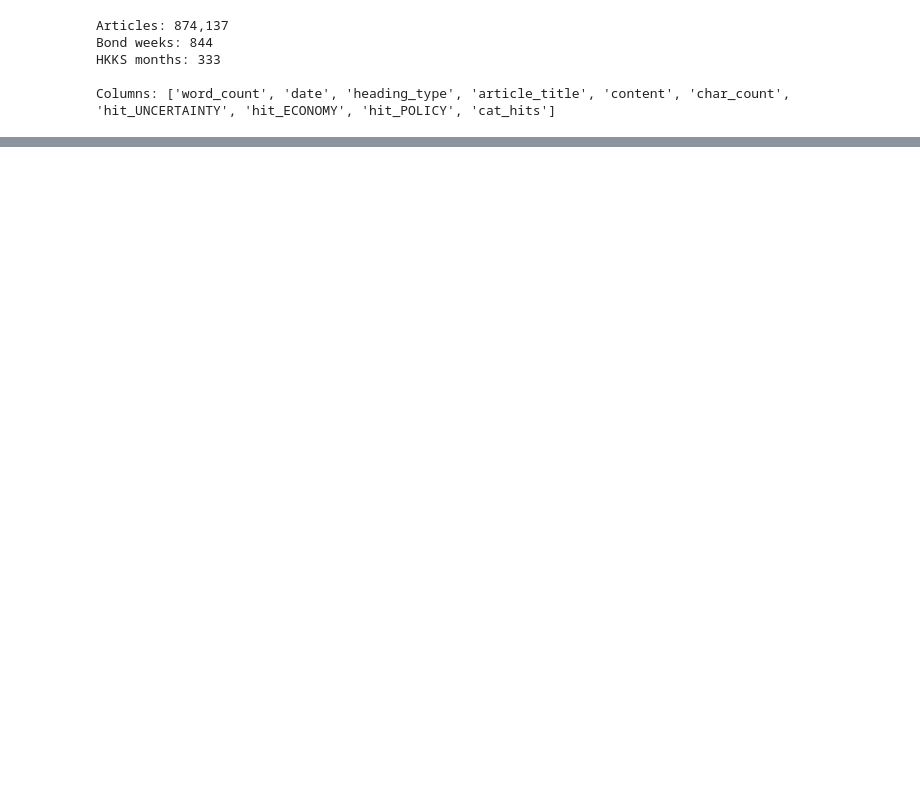
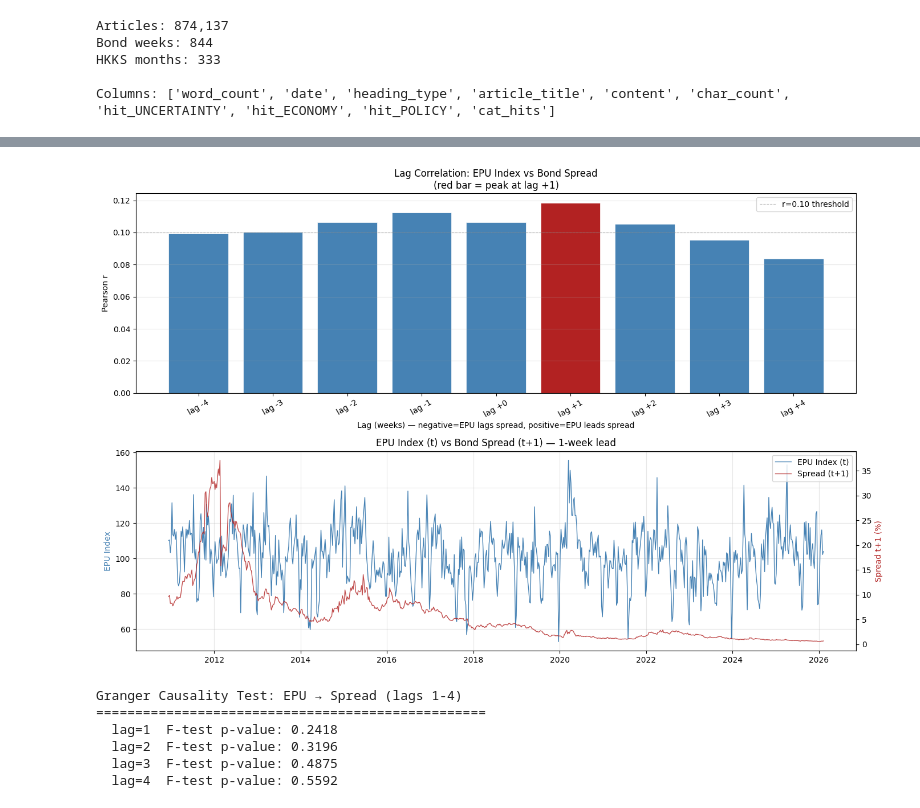
Before and after one commit to Swkratis210204/TextDataInEconomics, a Jupyter notebook: phase1/phase2.ipynb, the cells around one changed output, grey strips where cells are left out. Saved outputs shown, nothing was run; the diff lists cells and outputs as text; code cells hidden in the pictures; blank space fills up the shorter version.

```diff
--- a/phase1/phase2.ipynb
+++ b/phase1/phase2.ipynb
@@ -36,0 +694,6 @@ Columns: ['word_count', 'date', 'heading_type', 'article_title', 'content', 'cha
+# %%
+import fasttext
+
+# Φόρτωση FastText Greek model
+ft = fasttext.load_model(r"..\cc.el.300.bin")
+print(f"FastText loaded — dims: {ft.get_dimension()}")
@@ -36,0 +1112,62 @@ Columns: ['word_count', 'date', 'heading_type', 'article_title', 'content', 'cha
+# %%
+from statsmodels.tsa.stattools import grangercausalitytests
+
+# Lag +1 correlation plot
+fig, axes = plt.subplots(2, 1, figsize=(14, 9))
+
+# Panel 1 — Lag correlation bar chart
+lags    = list(range(-4, 5))
+pearsons = [0.0993, 0.1003, 0.1062, 0.1125, 0.1064, 0.1185, 0.1053, 0.0955, 0.0838]
+colors  = ["steelblue" if l != 1 else "firebrick" for l in lags]
+
+axes[0].bar(lags, pearsons, color=colors, edgecolor="white", linewidth=0.5)
+axes[0].axhline(0, color="black", linewidth=0.8)
+axes[0].axhline(0.10, color="gray", linewidth=0.8, linestyle="--", alpha=0.5, label="r=0.10 threshold")
+axes[0].set_xlabel("Lag (weeks) — negative=EPU lags spread, positive=EPU leads spread")
+axes[0].set_ylabel("Pearson r")
+axes[0].set_title("Lag Correlation: EPU Index vs Bond Spread\n(red bar = peak at lag +1)")
+axes[0].set_xticks(lags)
+axes[0].set_xticklabels([f"lag {l:+d}" for l in lags], rotation=30)
+axes[0].legend()
+axes[0].grid(alpha=0.3, axis="y")
+
+# Panel 2 — EPU(t) vs Spread(t+1)
+epu_lead   = merged_v4["epu_index_v4"].values[:-1]
+spread_lag = merged_v4["Spread"].values[1:]
+dates_lead = merged_v4["week_dt"].values[:-1]
+
+ax2  = axes[1]
+ax2b = ax2.twinx()
+ax2.plot(dates_lead,  epu_lead,   color="steelblue", linewidth=1,   label="EPU Index (t)")
+ax2b.plot(dates_lead, spread_lag, color="firebrick",  linewidth=1,   label="Spread (t+1)", alpha=0.8)
+ax2.set_ylabel("EPU Index", color="steelblue")
+ax2b.set_ylabel("Spread t+1 (%)", color="firebrick")
+ax2.set_title("EPU Index (t) vs Bond Spread (t+1) — 1-week lead")
+lines1, labels1 = ax2.get_legend_handles_labels()
+lines2, labels2 = ax2b.get_legend_handles_labels()
+ax2.legend(lines1 + lines2, labels1 + labels2, loc="upper right")
+ax2.grid(alpha=0.3)
+
+plt.tight_layout()
+plt.savefig("epu_lag_analysis.png", dpi=150, bbox_inches="tight")
+plt.show()
+
+# Granger causality test
+print("\nGranger Causality Test: EPU → Spread (lags 1-4)")
+print("=" * 50)
+granger_data = pd.DataFrame({
+    "spread": detrend(merged_v4["Spread"].values),
+    "epu":    detrend(merged_v4["epu_index_v4"].values)
+})
+results = grangercausalitytests(granger_data[["spread", "epu"]], maxlag=4, verbose=False)
+for lag, result in results.items():
+    p_val = result[0]["ssr_ftest"][1]
+    print(f"  lag={lag}  F-test p-value: {p_val:.4f}  {'***' if p_val<0.01 else '**' if p_val<0.05 else '*' if p_val<0.10 else ''}")
+# %% [output]
+[figure, added]
+Granger Causality Test: EPU → Spread (lags 1-4)
+==================================================
+  lag=1  F-test p-value: 0.2418
+  lag=2  F-test p-value: 0.3196
+  lag=3  F-test p-value: 0.4875
+  lag=4  F-test p-value: 0.5592
```
Also changed, not shown: parts of 21 cells of this notebook, 4 other files.
